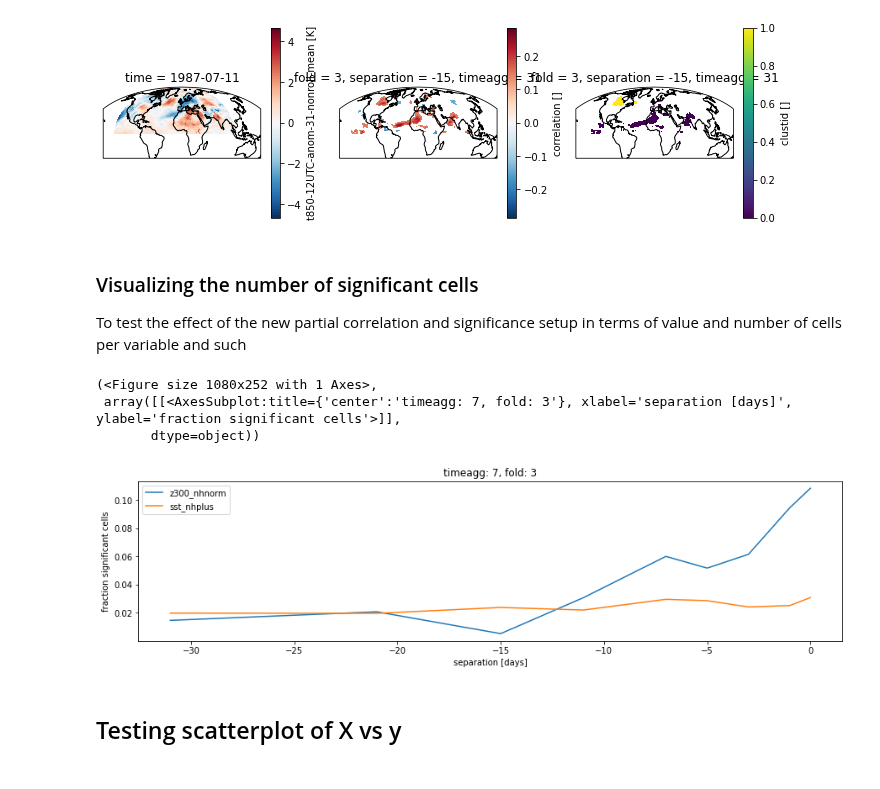
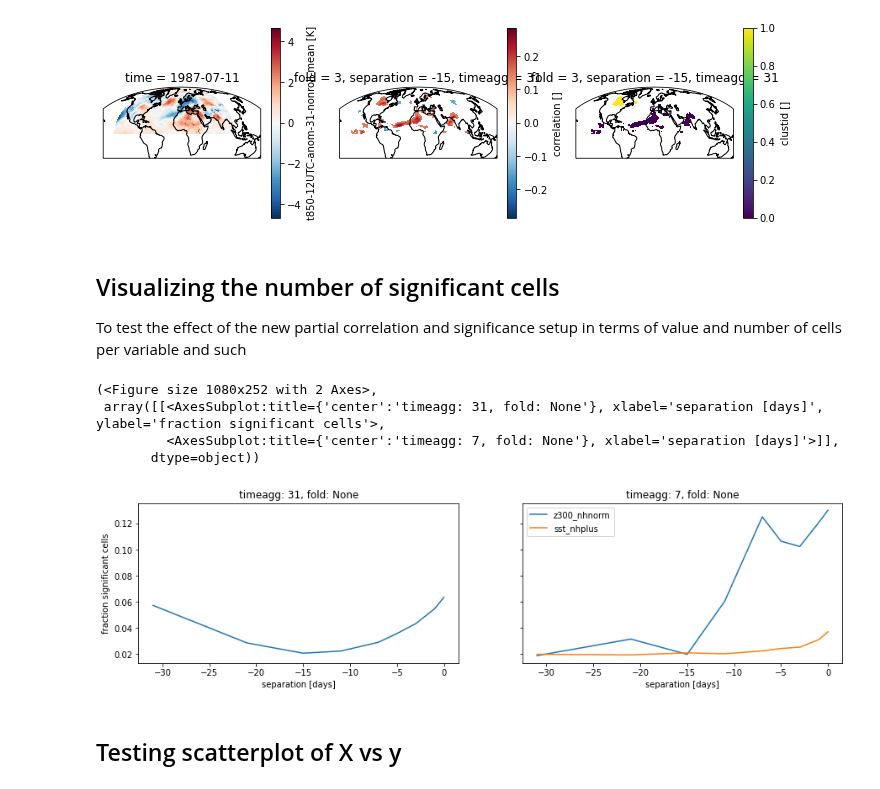
Before and after one commit to chiemvs/Weave, a Jupyter notebook: notebooks/inspection_showcase.ipynb, the cells around one changed output. Drawn from its saved outputs; the diff is of its cells as text; code cells hidden in the pictures.

```diff
--- a/notebooks/test_inspection.ipynb
+++ b/notebooks/inspection_showcase.ipynb
@@ -170,21 +170,22 @@ mapplot(mapresult, wrap_per_row=3)
        dtype=object))
 [figure]
 # %% [markdown]
-### Visualizing the number of significant cells
+## Visualizing the number of significant cells
 To test the effect of the new partial correlation and significance setup in terms of value and number of cells per variable and such
 # %%
 mapint_par = MapInterface(corclustpath=inputpath)
-mapint_par.load_one_dataset('z300_nhnorm',3)
+mapint_par.load_one_dataset('z300_nhnorm',31)
 mapint_par.load_one_dataset('z300_nhnorm',7)
 mapint_par.load_one_dataset('sst_nhplus',7)
 #mapint_par.cache_everything()
 # %%
-mapint_par.fraction_significant(plot = True, timeaggs = [7], fold = 3)
+mapint_par.fraction_significant(plot = True, timeaggs = [31,7], fold = None)
 # %% [output]
-(<Figure size 1080x252 with 1 Axes>,
- array([[<AxesSubplot:title={'center':'timeagg: 7, fold: 3'}, xlabel='separation [days]', ylabel='fraction significant cells'>]],
+(<Figure size 1080x252 with 2 Axes>,
+ array([[<AxesSubplot:title={'center':'timeagg: 31, fold: None'}, xlabel='separation [days]', ylabel='fraction significant cells'>,
+         <AxesSubplot:title={'center':'timeagg: 7, fold: None'}, xlabel='separation [days]'>]],
        dtype=object))
-[figure, old version]
+[figure, new version]
 # %% [markdown]
 ## Testing scatterplot of X vs y
 # %%
```
Also changed, not shown: parts of 18 cells of this notebook, 2 other files.
